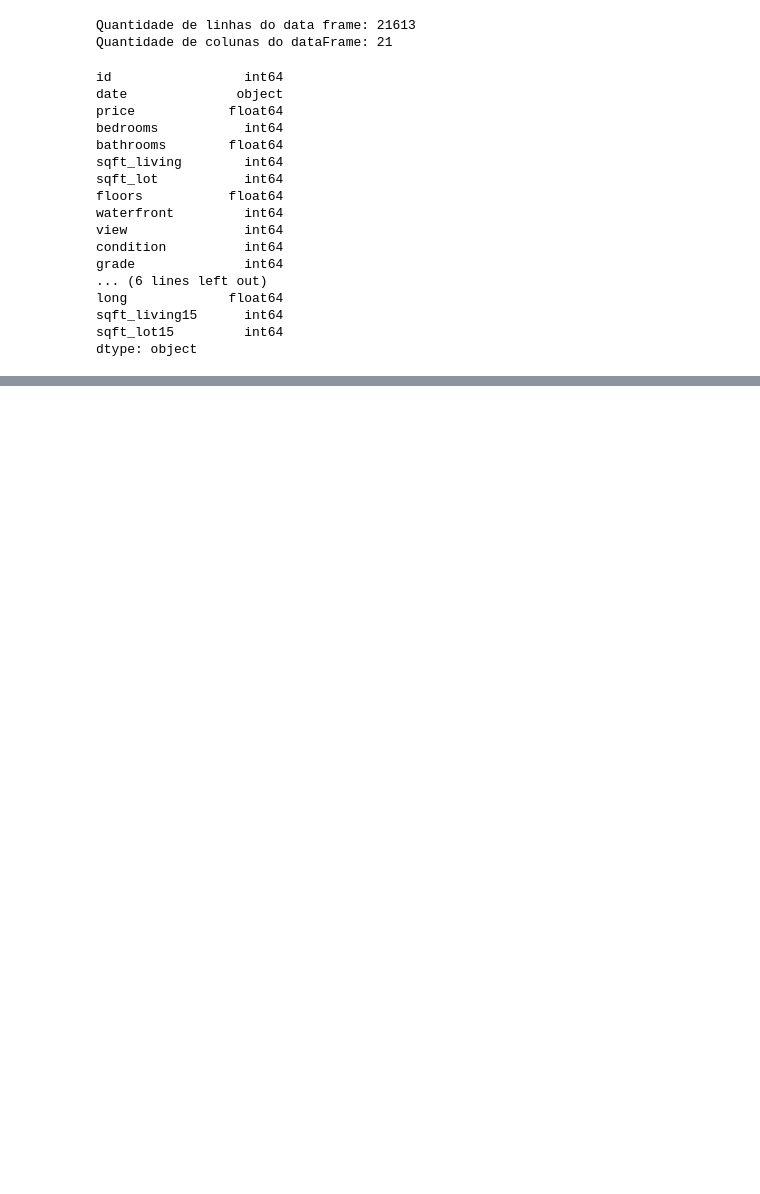
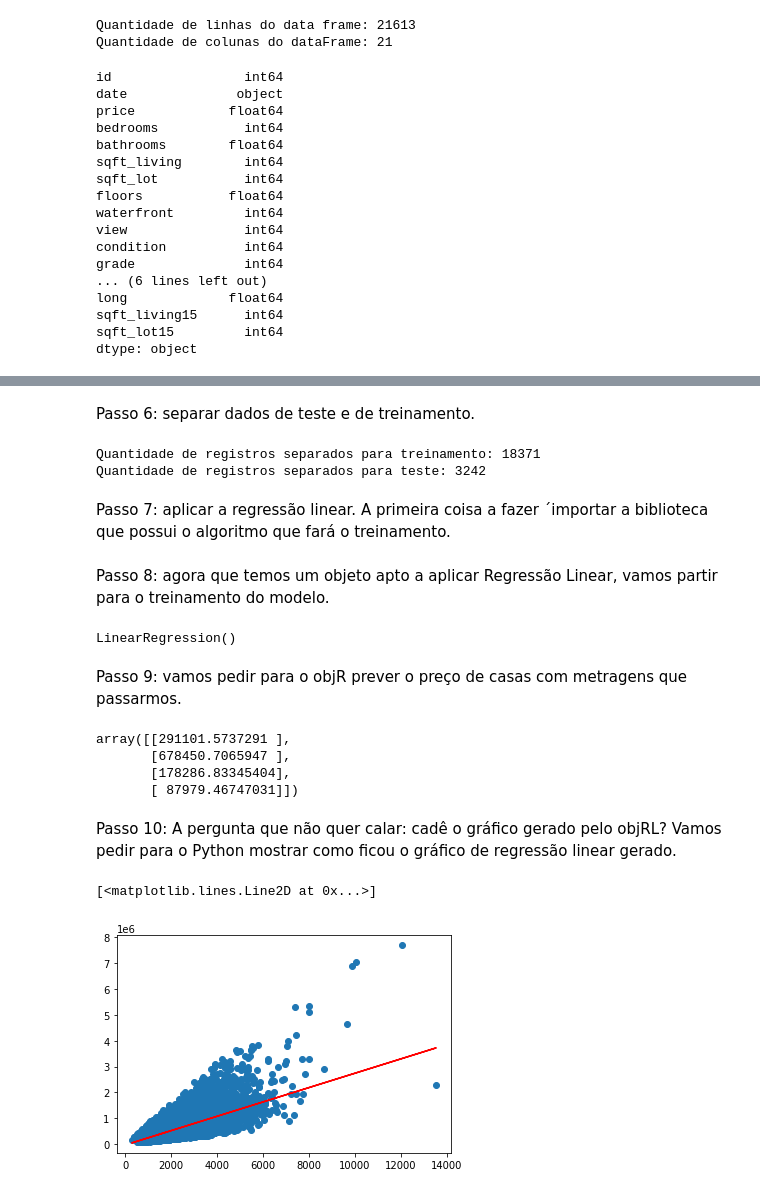
Before and after one commit to xMORRICEx/I.A, a Jupyter notebook: RegrassãoLinear.ipynb, the cells around one changed output, grey strips where cells are left out. Cells and saved outputs as stored; diff of their text form; code cells hidden in the pictures; blank space fills up the shorter version.

```diff
--- a/RegrassãoLinear.ipynb
+++ b/RegrassãoLinear.ipynb
@@ -30,0 +48,57 @@ dtype: object
+# %%
+#variável INDEPENDENTE
+X = dataFrame[["sqft_living"]]
+#X
+
+#variável DEPENDENTE
+y = dataFrame[["price"]]
+#y
+# %% [markdown]
+Passo 6: separar dados de teste e de treinamento.
+# %%
+from sklearn.model_selection import train_test_split
+X_train, X_test, y_train, y_test = train_test_split(X,y,test_size=0.15)
+print("Quantidade de registros separados para treinamento:",len(X_train))
+print("Quantidade de registros separados para teste:", len(X_test))
+# %% [output]
+Quantidade de registros separados para treinamento: 18371
+Quantidade de registros separados para teste: 3242
+# %% [markdown]
+Passo 7: aplicar a regressão linear. A primeira coisa a fazer ´importar a biblioteca que possui o algoritmo que fará o treinamento.
+# %%
+from sklearn.linear_model import LinearRegression
+objRL = LinearRegression()
+# %% [markdown]
+Passo 8: agora que temos um objeto apto a aplicar Regressão Linear, vamos partir para o treinamento do modelo.
+# %%
+objRL.fit(X_train,y_train)
+# %% [output]
+LinearRegression()
+# %% [markdown]
+Passo 9: vamos pedir para o objR prever o preço de casas com metragens que passarmos.
+# %%
+data = [
+        [1181],
+        [2575],
+        [775],
+        [450]
+]
+
+objRL.predict(data)
+# %% [output]
+array([[291101.5737291 ],
+       [678450.7065947 ],
+       [178286.83345404],
+       [ 87979.46747031]])
+# %% [markdown]
+Passo 10: A pergunta que não quer calar: cadê o gráfico gerado pelo objRL?
+Vamos pedir para o Python mostrar como ficou o gráfico de regressão linear gerado.
+# %%
+y_pred = objRL.predict(X_train)
+
+import matplotlib.pyplot as plt
+plt.scatter(X_train, y_train)
+plt.plot(X_train,y_pred, color="red")
+# %% [output]
+[<matplotlib.lines.Line2D at 0x...>]
+[figure, added]
```
Also changed, not shown: parts of 20 cells of this notebook.
